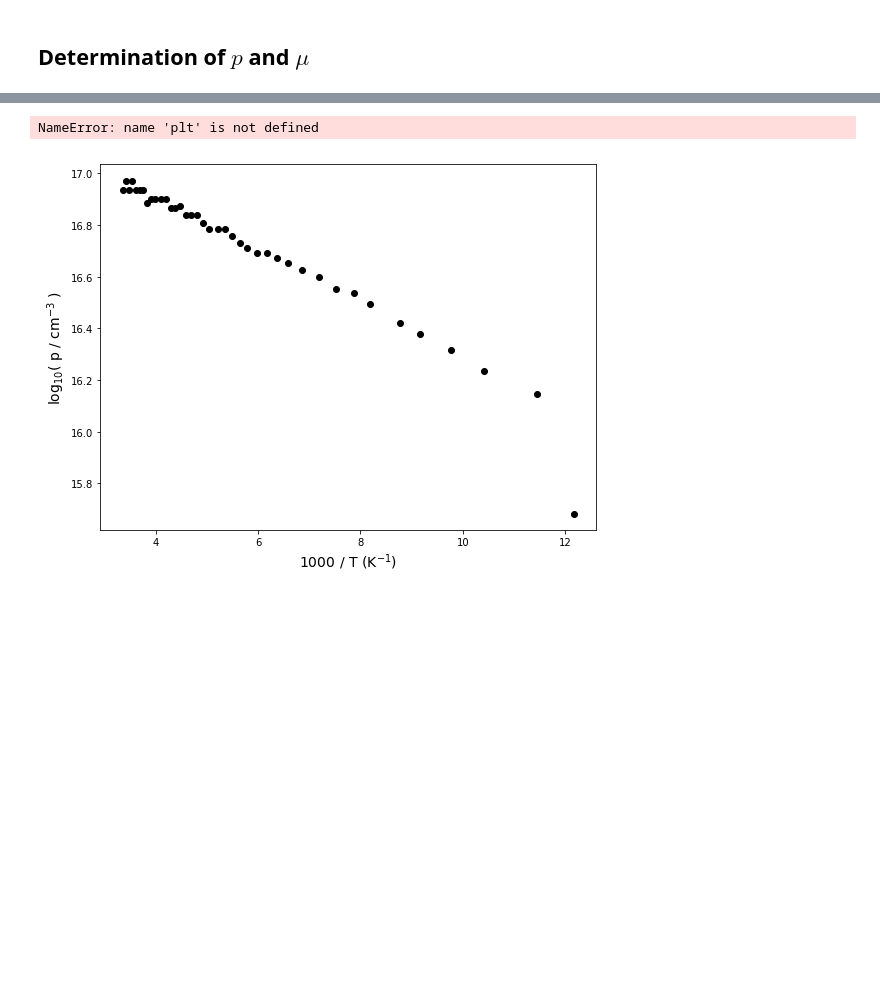
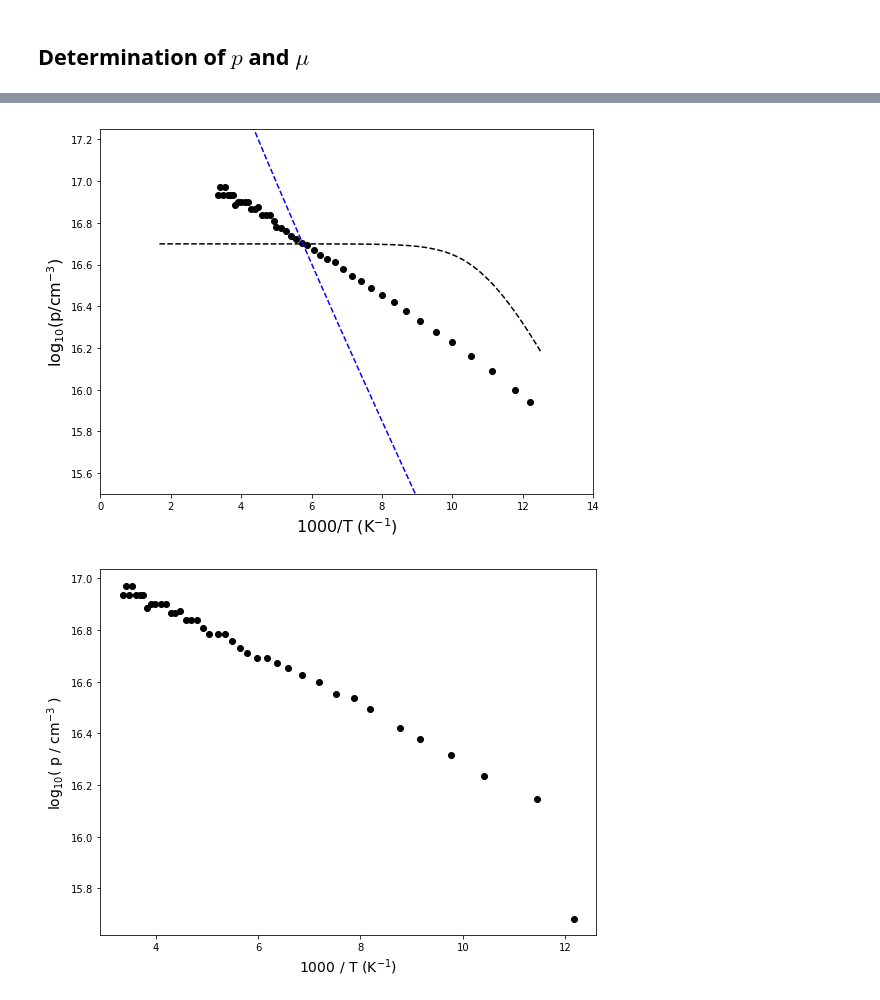
Before and after one commit to iyanmv/APL_ws18-19, a Jupyter notebook: Hall/Hall_effect.ipynb, the cells around one changed output, grey strips where cells are left out. Saved outputs shown, nothing was run; the diff lists cells and outputs as text; code cells hidden in the pictures; blank space fills up the shorter version.

```diff
--- a/Hall/Hall_effect.ipynb
+++ b/Hall/Hall_effect.ipynb
@@ -346,6 +346,9 @@ data3.head()
 def p_doping(T, Na, Ea):
     return 2 * Na / (1 + np.sqrt(1 + 16 * Na / Nv(T) * np.exp(Ea / (cte.Boltzmann * T))))
 
+def p_doping_low_T(T, Na, Ea):
+    return .5 * np.sqrt(Na * Nv(T)) * np.exp(-Ea / (2 * cte.Boltzmann * T))
+
 def Nv(T):
     return 2 * (2 * np.pi * m_dh * cte.Boltzmann * T / (cte.Planck)**2)**(3/2)
 # %%
@@ -382,12 +420,16 @@ print(perr)
 # %%
 fig, ax = plt.subplots(1,1, figsize=(8,6))
-ax.plot(1000/T2, np.log10(p2), 'ko')
-ax.plot(1000/T2, np.log10(p_doping(T2, 7.298e16, 3.306e-20)), 'k-')
-ax.set_xlabel('1000 / T (K$^{-1}$)', fontsize=14)
-ax.set_ylabel('$\log_{10}($ p / cm$^{-3}$ )', fontsize=14)
+ax.plot(1000/T3, np.log10(p3), 'ko')
+T = np.linspace(80, 600, 500)
+ax.plot(1000/T, np.log10(p_doping(T, 5e16, 2e-20)), 'k--')
+ax.plot(1000/T, np.log10(p_doping_low_T(T, 1e13, 2.1e-20)), 'b--')
+ax.set_xlabel('1000/T (K$^{-1}$)', fontsize=16)
+ax.set_ylabel('$\log_{10}($p/cm$^{-3}$)', fontsize=16)
+ax.set_xbound(0,14)
+ax.set_ybound(15.5,17.25)
 plt.tight_layout()
 # %% [output]
-NameError: name 'plt' is not defined
+[figure, added]
 # %%
 fig, ax = plt.subplots(1,1, figsize=(8,6))
 #ax.plot(1000/T1, np.log10(p1), 'o')
```
Also changed, not shown: parts of 11 cells of this notebook, 1 other file.
